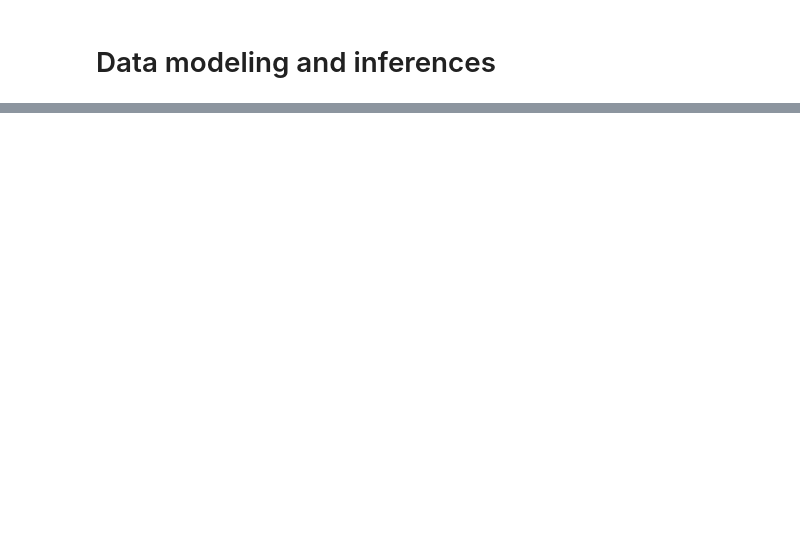
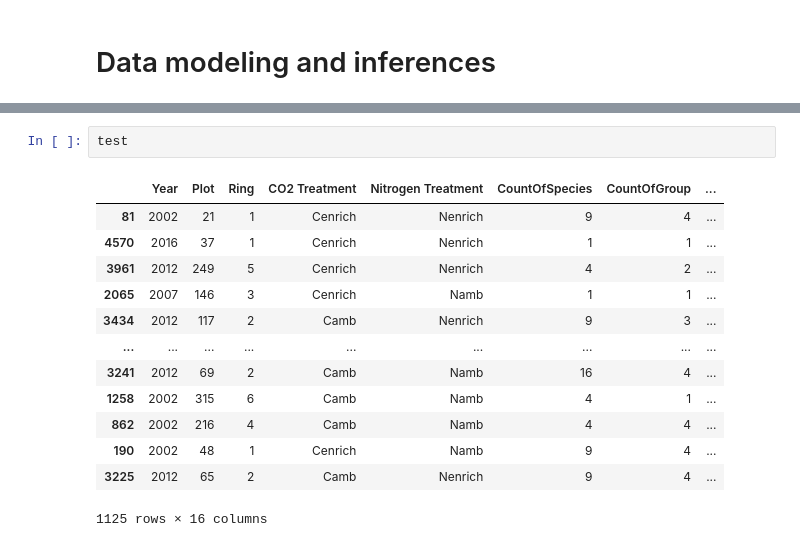
Before and after one commit to Mariuble/ucberkeley_biodiversity, a Jupyter notebook: Notebook.ipynb, the cells around one changed output, grey strips where cells are left out. Saved outputs shown, nothing was run; the diff lists cells and outputs as text; blank space fills up the shorter version.

```diff
--- a/Notebook.ipynb
+++ b/Notebook.ipynb
@@ -92,0 +149,16 @@ bicon
+# %%
+test
+# %% [output]
+|  | Year | Plot | Ring | CO2 Treatment | Nitrogen Treatment | CountOfSpecies | CountOfGroup | ... |
+| 81 | 2002 | 21 | 1 | Cenrich | Nenrich | 9 | 4 | ... |
+| 4570 | 2016 | 37 | 1 | Cenrich | Nenrich | 1 | 1 | ... |
+| 3961 | 2012 | 249 | 5 | Cenrich | Nenrich | 4 | 2 | ... |
+| 2065 | 2007 | 146 | 3 | Cenrich | Namb | 1 | 1 | ... |
+| 3434 | 2012 | 117 | 2 | Camb | Nenrich | 9 | 3 | ... |
+| ... | ... | ... | ... | ... | ... | ... | ... | ... |
+| 3241 | 2012 | 69 | 2 | Camb | Namb | 16 | 4 | ... |
+| 1258 | 2002 | 315 | 6 | Camb | Namb | 4 | 1 | ... |
+| 862 | 2002 | 216 | 4 | Camb | Namb | 4 | 4 | ... |
+| 190 | 2002 | 48 | 1 | Cenrich | Namb | 9 | 4 | ... |
+| 3225 | 2012 | 65 | 2 | Camb | Nenrich | 9 | 4 | ... |
+1125 rows × 16 columns
```
Also changed, not shown: parts of 8 cells of this notebook.
